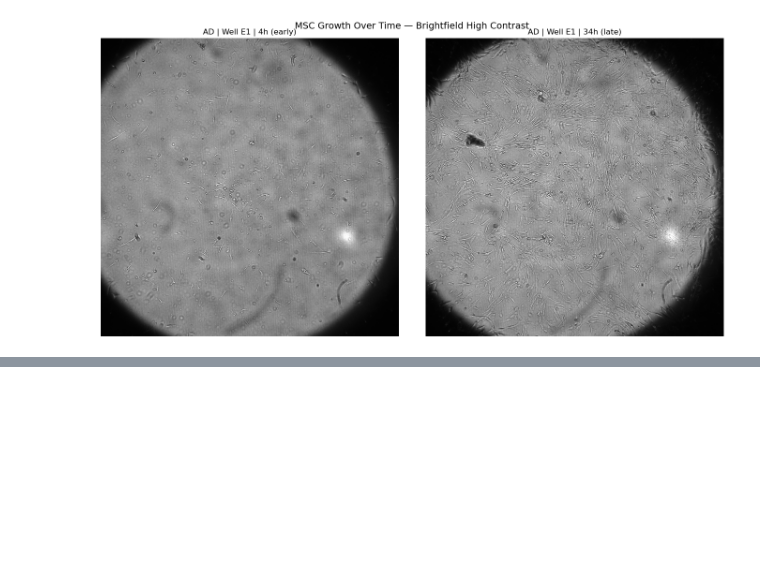
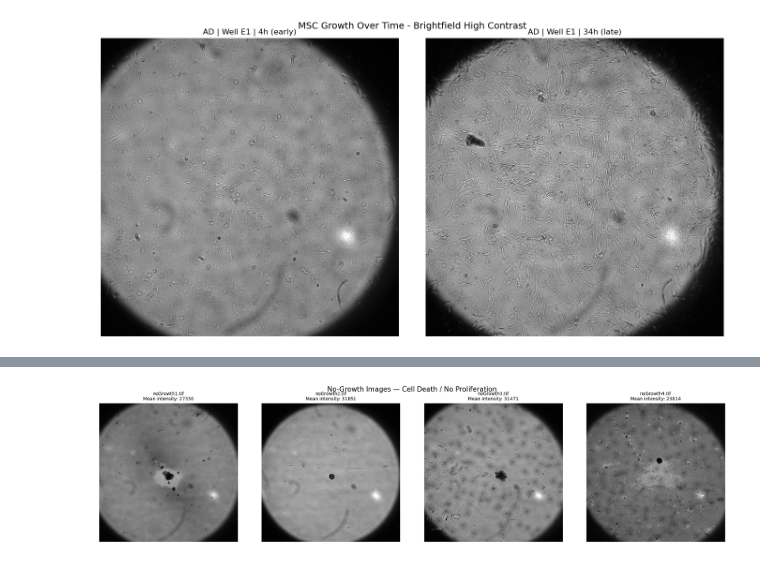
Before and after one commit to zoey-yhk/multus-msc-counting, a Jupyter notebook: msc_cell_counting.ipynb, the cells around one changed output, grey strips where cells are left out. Drawn from its saved outputs; the diff is of its cells as text; code cells hidden in the pictures; blank space fills up the shorter version.

```diff
--- a/msc_cell_counting.ipynb
+++ b/msc_cell_counting.ipynb
@@ -262,0 +419,18 @@ plt.show()
+# %%
+no_growth_images = [x for x in images if x["no_growth"]]
+
+fig, axes = plt.subplots(1, 4, figsize=(20, 5))
+
+for ax, x in zip(axes, no_growth_images):
+    ax.imshow(x["image"], cmap="gray")
+    ax.set_title(
+        f"{x['filename']}\nMean intensity: {x['image'].mean():.0f}",
+        fontsize=10
+    )
+    ax.axis("off")
+
+plt.suptitle("No-Growth Images — Cell Death / No Proliferation", fontsize=15)
+plt.tight_layout()
+plt.show()
+# %% [output]
+[figure, added]
```
Also changed, not shown: parts of 30 cells of this notebook.
